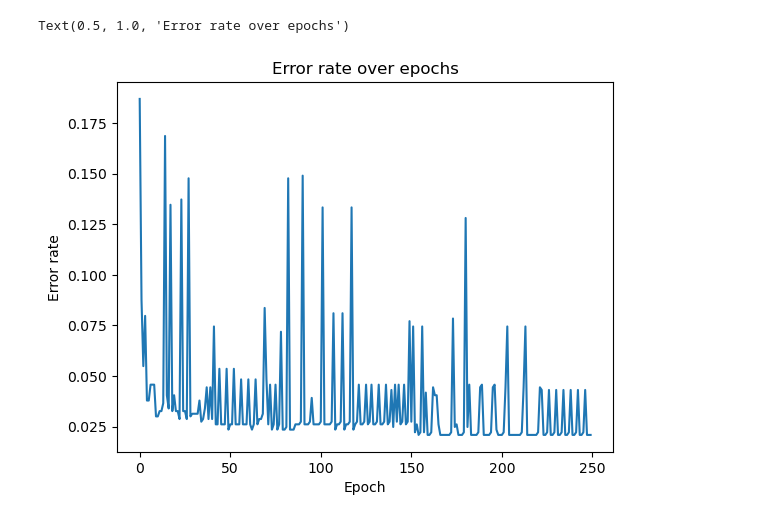
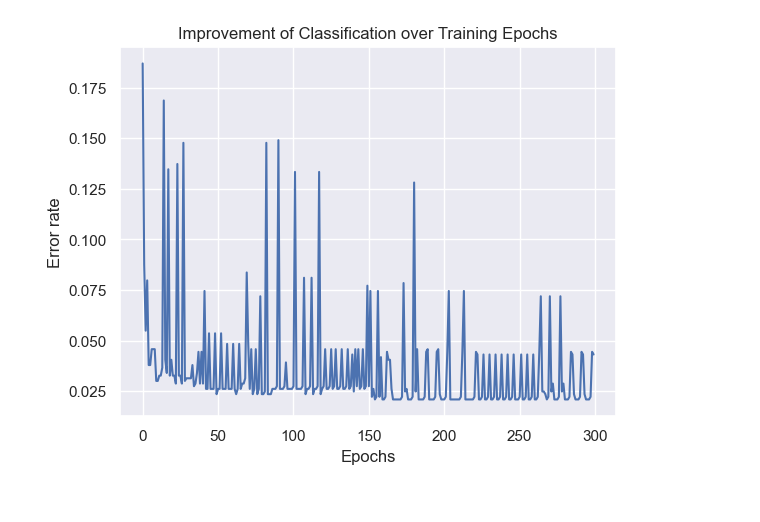
Before and after one commit to SeventhPrize/INDE_577_Data_Science_and_Machine_Learning, a Jupyter notebook: Perceptron.ipynb, the cells around one changed output. Saved outputs shown, nothing was run; the diff lists cells and outputs as text; code cells hidden in the pictures.

Commit message:
Cleaned up object-oriented SingleNeuron. TODO: Document and comment.

```diff
--- a/Perceptron.ipynb
+++ b/Perceptron.ipynb
@@ -8,11 +79,11 @@ import matplotlib.pyplot as plt
 # %%
 df = pd.read_csv('data/Brickset-Most-Owned-Query-33-02042023.csv')
-df = df.loc[(df.Theme == "Duplo") | (df.Theme == "City")]
 df = df.filter(["Number", "Theme", "Pieces", "Weight"])
+df = df[(df["Theme"] == "Duplo") | (df["Theme"] == "City")]
 df = df.dropna()
-df['Bias'] = 1
-df['Indicator'] = [2 * (df['Theme'][ind] == "Duplo") - 1 for ind in df.index]
+df["Indicator"] = np.where(df["Theme"] == "Duplo", 1, -1)
+n_sample = len(df.index)
 print(df)
-print(np.sum(df['Theme'] == 'Duplo'))
-print(np.sum(df['Theme'] == 'City'))
+print("There are ", np.sum(df["Theme"] == "Duplo"), " Duplo sets.")
+print("There are ", np.sum(df["Theme"] == "City"), " City sets.")
 # %% [output]
@@ -35,3 +106,3 @@ print(np.sum(df['Theme'] == 'City'))
 # %%
-signal = df.filter(['Pieces', 'Weight', 'Bias'])
-response = df.filter(['Indicator'])
+X_train = df.filter(["Pieces", "Weight"]).values.reshape(-1, 2)
+y_train = df["Indicator"].values.reshape(-1, 1)
@@ -109,8 +109,29 @@ plt.show()
+# %%
+class Perceptron(SingleNeuron):
+    def activation(self, preactivation):
+        '''
+        '''
+        return 2 * (preactivation > 0) - 1
+
+    def update(self, actual, predicted, signal, learning_rate=None):
+        '''
+        '''
+        self.weights = self.weights - 1/2 * (predicted - actual) * np.transpose(signal)
+        self.bias = self.bias - 1/2 * (predicted - actual)
+
+    def cost_function(self, actual, predicted, signal):
+        '''
+        '''
+        return(actual != predicted)
+# %%
+p = Perceptron()
+errors = p.train(X_train, y_train, n_epoch=300)
 # %%
-plt.plot(range(len(errors)), [err / len(response) for err in errors])
-plt.xlabel("Epoch")
+sns.set_theme()
+plt.plot([err / n_sample for err in errors])
+plt.title("Improvement of Classification over Training Epochs")
+plt.xlabel("Epochs")
 plt.ylabel("Error rate")
-plt.title("Error rate over epochs")
+plt.show()
 # %% [output]
-Text(0.5, 1.0, 'Error rate over epochs')
-[figure, old version]
+[figure, new version]
```
Also changed, not shown: parts of 7 cells of this notebook, 3 other files.
